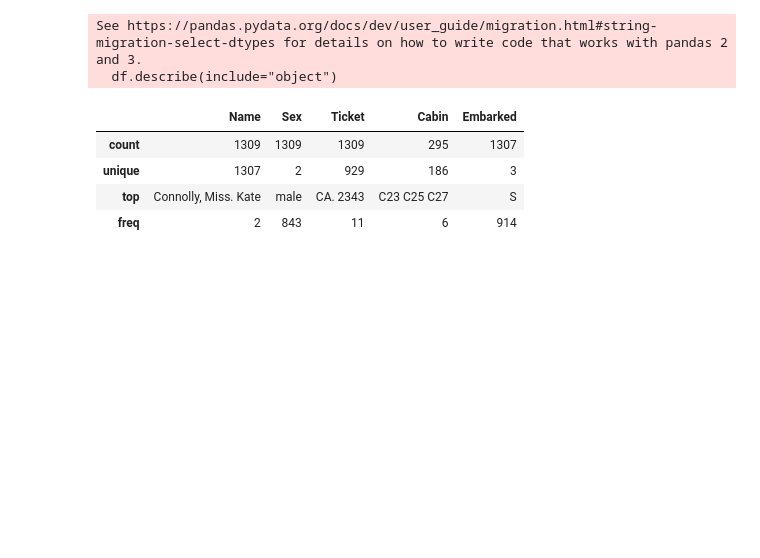
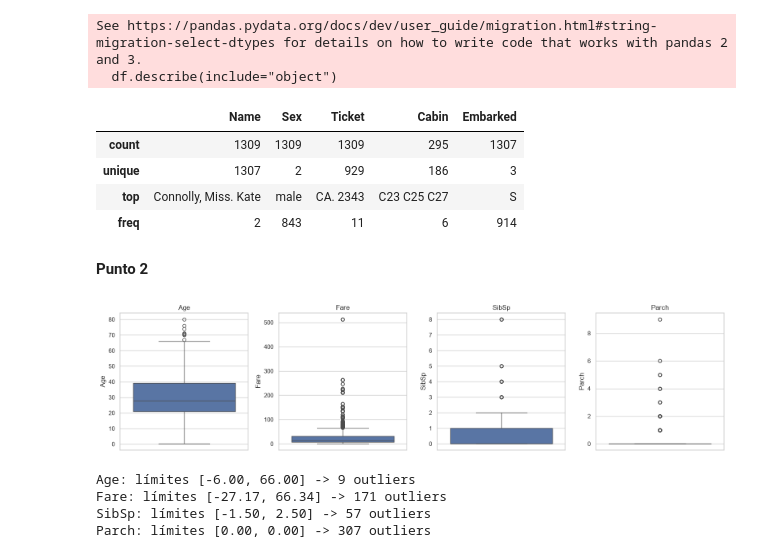
Before and after one commit to Lizeth2325/Proyecto_progra, a Jupyter notebook: cuadernos/exploracion_Isabella.ipynb, the cells around one changed output. Cells and saved outputs as stored; diff of their text form; code cells hidden in the pictures; blank space fills up the shorter version.

Commit message:
Item 3: boxplots e identificación de outliers en el cuaderno

```diff
--- a/cuadernos/exploracion_Isabella.ipynb
+++ b/cuadernos/exploracion_Isabella.ipynb
@@ -95,3 +91,26 @@ See https://pandas.pydata.org/docs/dev/user_guide/migration.html#string-migratio
 | unique | 1307 | 2 | 929 | 186 | 3 |
 | top | Connolly, Miss. Kate | male | CA. 2343 | C23 C25 C27 | S |
 | freq | 2 | 843 | 11 | 6 | 914 |
+# %% [markdown]
+**Punto 2**
+# %%
+fig, axes = plt.subplots(1, 4, figsize=(16, 4))
+for ax, col in zip(axes, ["Age", "Fare", "SibSp", "Parch"]):
+    sns.boxplot(y=df[col], ax=ax)
+    ax.set_title(col)
+plt.tight_layout()
+plt.show()
+# %% [output]
+[figure, added]
+# %%
+for col in ["Age", "Fare", "SibSp", "Parch"]:
+    q1, q3 = df[col].quantile([0.25, 0.75])
+    iqr = q3 - q1
+    inf, sup = q1 - 1.5 * iqr, q3 + 1.5 * iqr
+    n = ((df[col] < inf) | (df[col] > sup)).sum()
+    print(f"{col}: límites [{inf:.2f}, {sup:.2f}] -> {n} outliers")
+# %% [output]
+Age: límites [-6.00, 66.00] -> 9 outliers
+Fare: límites [-27.17, 66.34] -> 171 outliers
+SibSp: límites [-1.50, 2.50] -> 57 outliers
+Parch: límites [0.00, 0.00] -> 307 outliers
```
Also changed, not shown: parts of 2 cells of this notebook.
